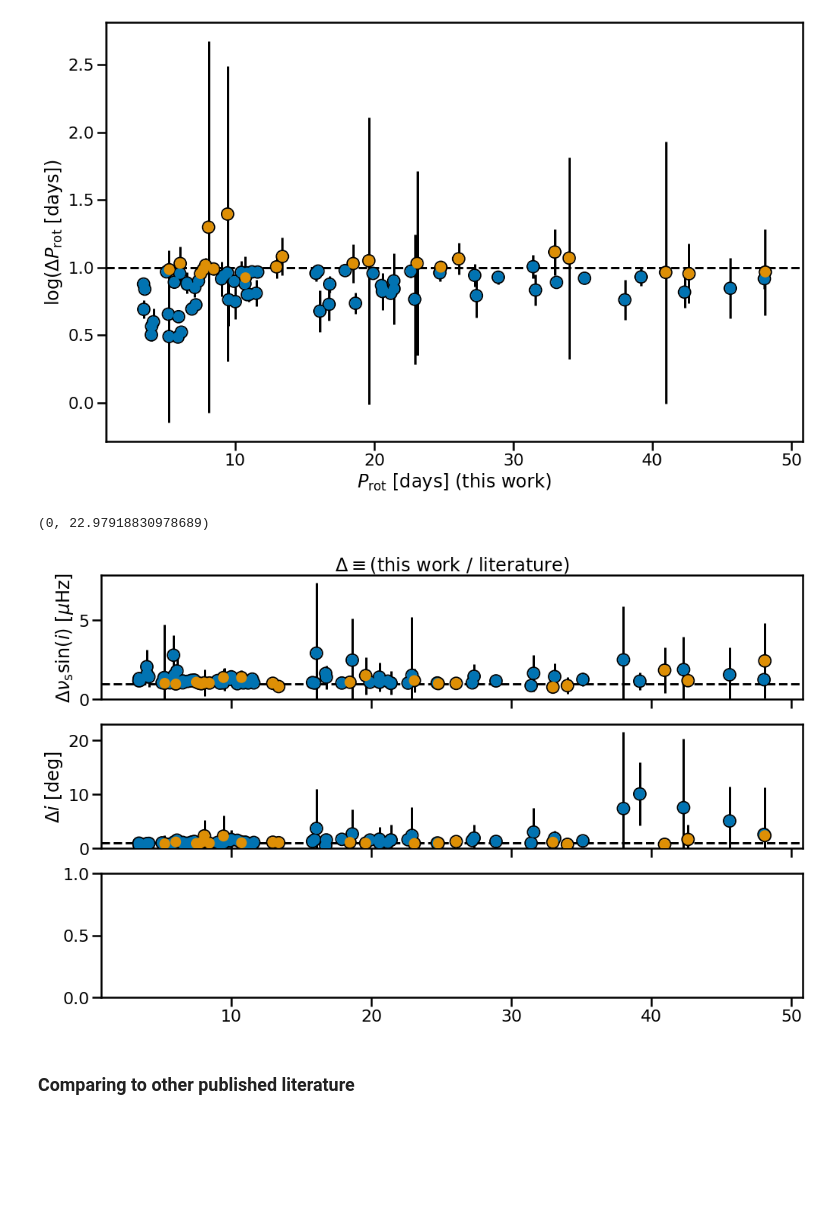
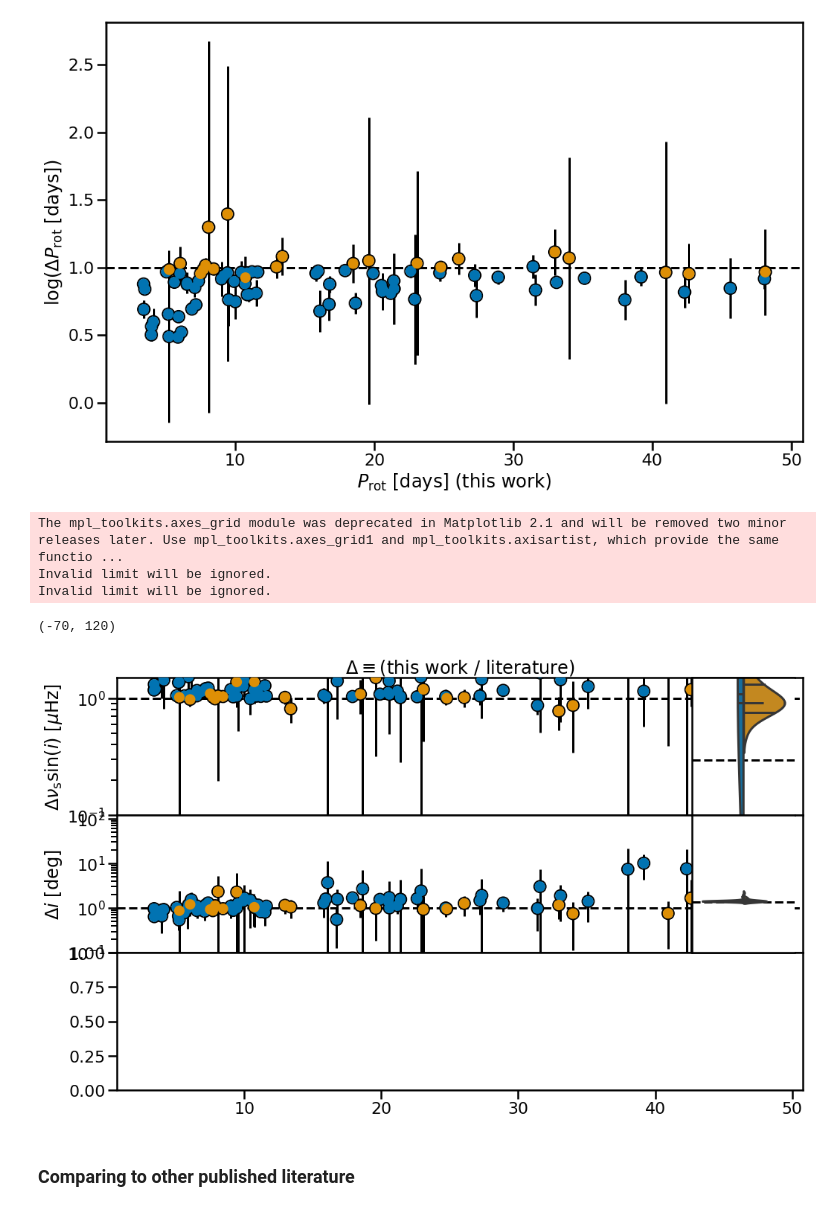
Before and after one commit to ojhall94/malatium, a Jupyter notebook: paper/literature_comparisons_alt.ipynb, the cells around one changed output. Saved outputs shown, nothing was run; the diff lists cells and outputs as text; code cells hidden in the pictures; blank space fills up the shorter version.

Commit message:
messing around with plots

```diff
--- a/paper/literature_comparisons_alt.ipynb
+++ b/paper/literature_comparisons_alt.ipynb
@@ -309,7 +324,8 @@ ax0.errorbar(A['P'], A['nus*']/C['nus*'], yerr=err,
              fmt='|', zorder=2, c='k')
 
 ax0.set_ylabel(r'$\Delta\nu_{\rm s}\sin(i)$ [$\mu$Hz]')
-ax0.set_ylim(0)
+ax0.set_ylim(0.1)
+ax0.set_yscale('log')
 ax0.set_title(r'$\Delta \equiv$(this work / literature)')
 
 #inclination
@@ -331,8 +347,8 @@ ax1.axhline(1., ls='--', zorder=1, c='k')
 ax1.errorbar(A['P'], np.rad2deg(A['i'])/C['i'], yerr=err,
              fmt='|', zorder=2, c='k')
 ax1.set_ylabel(r'$\Delta i$ [deg]')
-ax1.set_ylim(0)
-
+ax1.set_ylim(0.1)
+ax1.set_yscale('log')
 
 # ak = ati['P'][ati.source == 'K']
 # ck = col['P'][ati.source == 'K']
@@ -353,65 +369,68 @@ ax1.set_ylim(0)
 
 # # ax2.set_yscale('log')
 # ax2.set_ylim(0.7, 1.3)
 
 
-# plt.subplots_adjust(hspace=0)
+plt.subplots_adjust(hspace=0)
 
-# from mpl_toolkits.axes_grid.inset_locator import inset_axes
-# col['Dnus*'] = ati['nus*'] / col['nus*']
-# col['Di'] = np.rad2deg(ati['i']) / col['i']
-# col['DP'] = ati['P'] / col['P']
+from mpl_toolkits.axes_grid.inset_locator import inset_axes
+col['Dnus*'] = ati['nus*'] / col['nus*']
+col['Di'] = np.rad2deg(ati['i']) / col['i']
+col['DP'] = ati['P'] / col['P']
 
 # Violin 1
-# iax0 = inset_axes(ax0, height ="100%", width="15%", loc=7)
-# sns.violinplot(x='x', y='Dnus*', hue='label',
-#                inner='quartile',
-#                data=col, palette=cmap, split=True, ax = iax0, legend=False)
-# iax0.spines['right'].set_visible(False)
-# iax0.spines['left'].set_visible(False)
-# iax0.get_xaxis().set_visible(False)
-# iax0.get_yaxis().set_visible(False)
-# iax0.axhline(0, ls='--', c='k', zorder=0)
-# iax0.legend_.remove()
-# ax0.set_ylim(-1, 1.5)
-# iax0.set_ylim(-1, 1.5)
+iax0 = inset_axes(ax0, height ="100%", width="15%", loc=7)
+sns.violinplot(x='x', y='Dnus*', hue='label',
+               inner='quartile',
+               data=col, palette=cmap, split=True, ax = iax0, legend=False)
+iax0.spines['right'].set_visible(False)
+iax0.spines['left'].set_visible(True)
+iax0.get_xaxis().set_visible(False)
+iax0.get_yaxis().set_visible(False)
+iax0.axhline(0, ls='--', c='k', zorder=0)
+iax0.legend_.remove()
+ax0.set_ylim(-1, 1.5)
+iax0.set_ylim(-1, 1.5)
 
-# # Violin 2
-# iax1 = inset_axes(ax1, height ="100%", width="15%", loc=7)
-# sns.violinplot(x='x', y='Di', hue='label', data=col,
-#                 inner='quartile',
-#                 palette=cmap, split=True, ax = iax1, legend=False)
-# iax1.spines['right'].set_visible(False)
-# iax1.spines['left'].set_visible(False)
-# iax1.get_xaxis().set_visible(False)
-# iax1.get_yaxis().set_visible(False)
-# iax1.axhline(0, ls='--', c='k', zorder=0)
-# iax1.legend_.remove()
-# ax1.set_ylim(-70, 120)
-# iax1.set_ylim(-70, 120)
+# Violin 2
+iax1 = inset_axes(ax1, height ="100%", width="15%", loc=7)
+sns.violinplot(x='x', y='Di', hue='label', data=col,
+                inner='quartile',
+                palette=cmap, split=True, ax = iax1, legend=False)
+iax1.spines['right'].set_visible(False)
+iax1.spines['left'].set_visible(True)
+iax1.get_xaxis().set_visible(False)
+iax1.get_yaxis().set_visible(False)
+iax1.axhline(0, ls='--', c='k', zorder=0)
+iax1.legend_.remove()
+ax1.set_ylim(-70, 120)
+iax1.set_ylim(-70, 120)
 
 # # Violin 2
 # iax2 = inset_axes(ax2, height ="100%", width="15%", loc=7)
 # sns.violinplot(x='x', y='DP', hue='label', data=col,
 #                 inner='quartile',
 #                 palette=cmap, split=True, ax = iax2, legend=False)
 # iax2.spines['right'].set_visible(False)
 # iax2.spines['left'].set_visible(False)
 # iax2.get_xaxis().set_visible(False)
 # iax2.get_yaxis().set_visible(False)
 # iax2.axhline(0, ls='--', c='k', zorder=0)
 # iax2.legend_.remove()
 # ax2.set_xlim(0, 65)
 # ax2.set_ylim(-100, 100)
 # iax2.set_ylim(-100, 100)
 # ax0.legend(ncol=2, loc='upper center')# bbox_to_anchor=[0.63,1.25,0.0,0.0])
 
 # ax2.set_xticks(np.arange(0, 60, 5))
 
 # plt.savefig('/home/oliver/Dropbox/Apps/Overleaf/Malatium/Images/litcomp_alt.pdf', bbox_inches='tight', rasterized=True)
 # %% [output]
-(0, 22.97918830978689)
+The mpl_toolkits.axes_grid module was deprecated in Matplotlib 2.1 and will be removed two minor releases later. Use mpl_toolkits.axes_grid1 and mpl_toolkits.axisartist, which provide the same functio ...
+Invalid limit will be ignored.
+Invalid limit will be ignored.
+(-70, 120)
-[figure, old version]
+[figure, new version]
 # %% [markdown]
 ### Comparing to other published literature
 # %%
```
Also changed, not shown: parts of 1 cell of this notebook, 3 other files.
